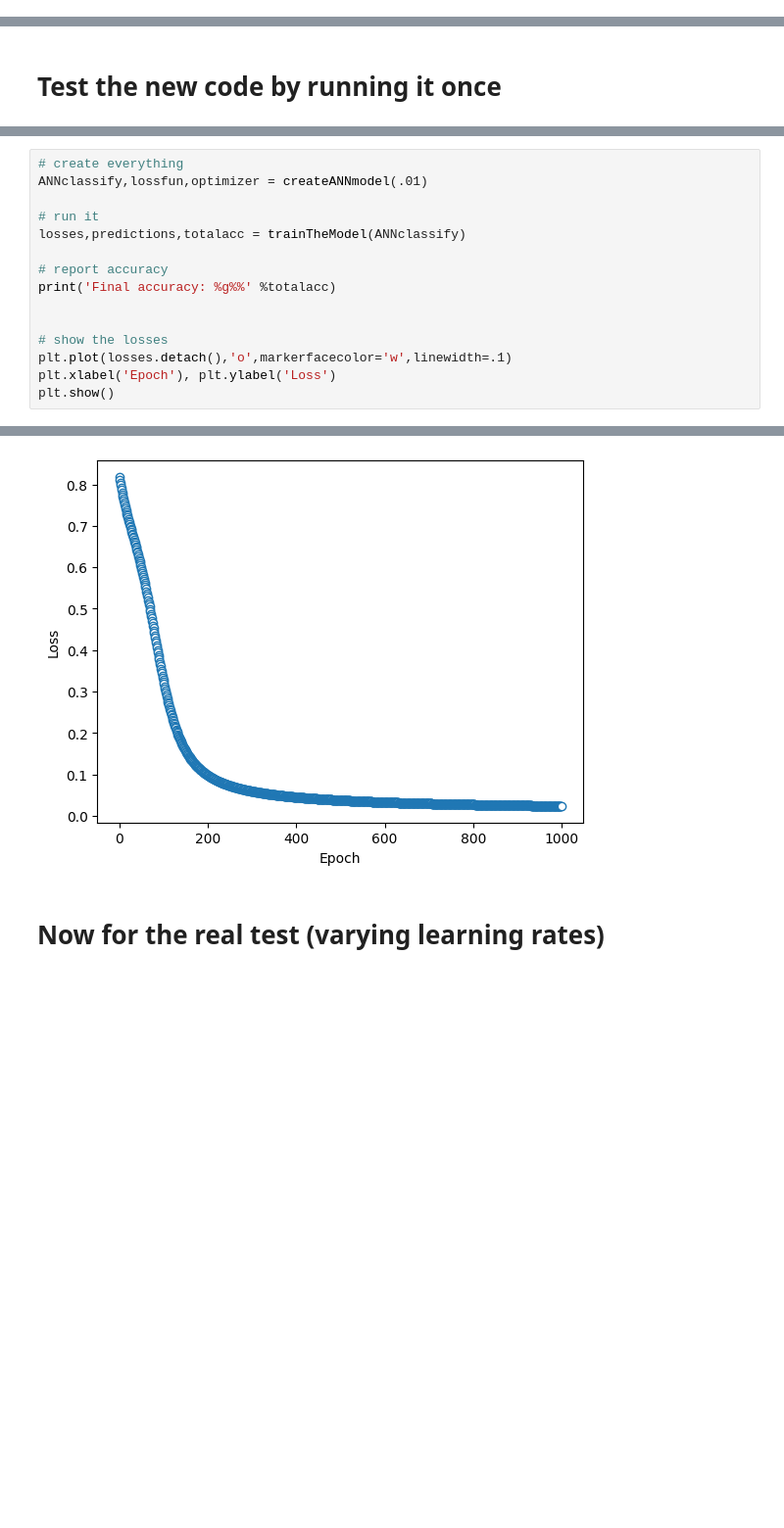
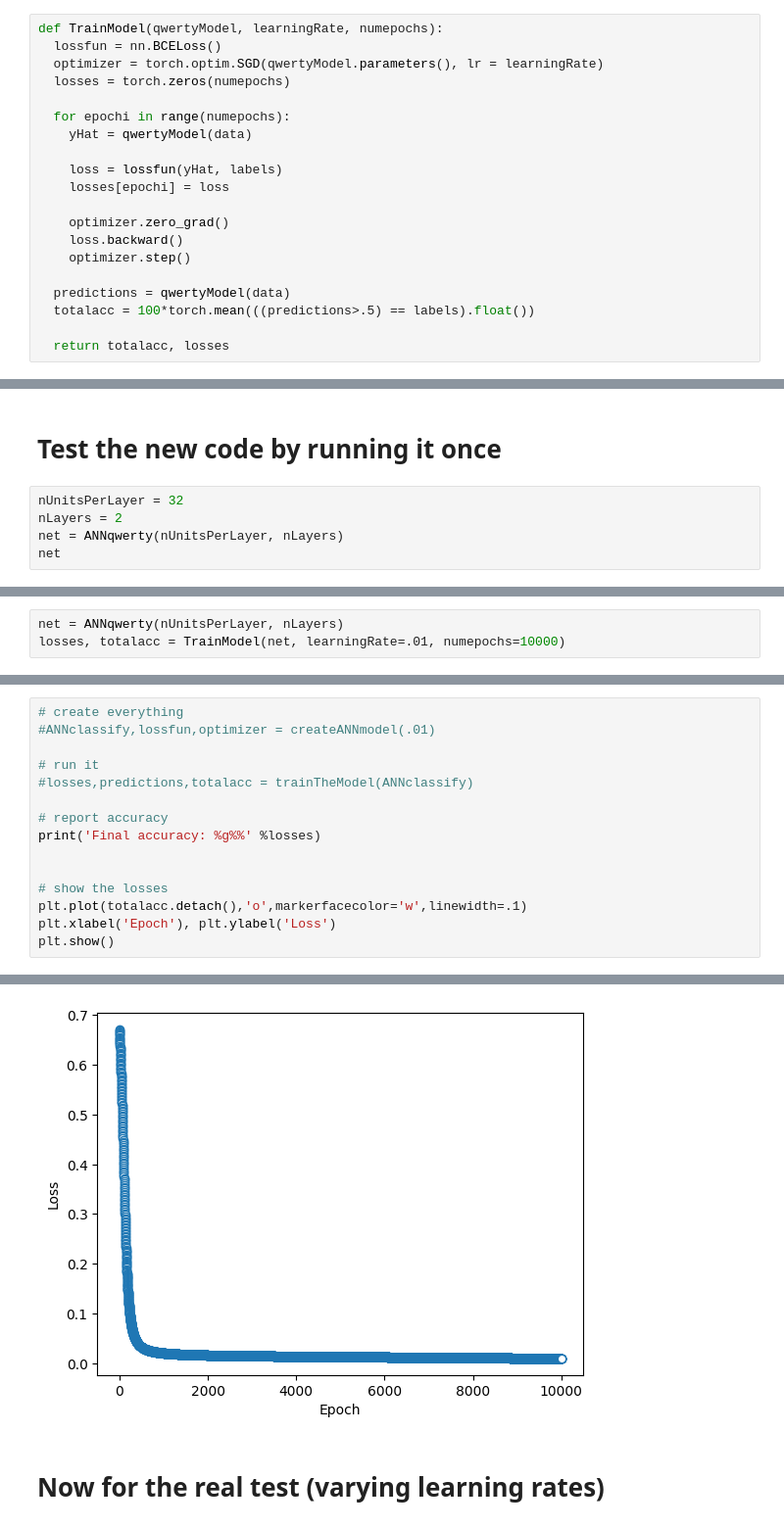
Before and after one commit to larsmoe/DeepUnderstandingOfDeepLearning, a Jupyter notebook: ANN/DUDL_ANN_multilayerCodeChallenge.ipynb, the cells around one changed output, grey strips where cells are left out. Shown at 98% size. Saved outputs shown, nothing was run; the diff lists cells and outputs as text; blank space fills up the shorter version.

```diff
--- a/ANN/DUDL_ANN_multilayerCodeChallenge.ipynb
+++ b/ANN/DUDL_ANN_multilayerCodeChallenge.ipynb
@@ -48,3 +71,23 @@ plt.show()
+# %%
+def TrainModel(qwertyModel, learningRate, numepochs):
+  lossfun = nn.BCELoss()
+  optimizer = torch.optim.SGD(qwertyModel.parameters(), lr = learningRate)
+  losses = torch.zeros(numepochs)
+
+  for epochi in range(numepochs):
+    yHat = qwertyModel(data)
+
+    loss = lossfun(yHat, labels)
+    losses[epochi] = loss
+
+    optimizer.zero_grad()
+    loss.backward()
+    optimizer.step()
+
+  predictions = qwertyModel(data)
+  totalacc = 100*torch.mean(((predictions>.5) == labels).float())
+
+  return totalacc, losses
 # %%
 def createANNmodel(learningRate):
 
@@ -106,3 +149,8 @@ def trainTheModel(ANNmodel):
   return losses,predictions,totalacc
 # %% [markdown]
 # Test the new code by running it once
+# %%
+nUnitsPerLayer = 32
+nLayers = 2
+net = ANNqwerty(nUnitsPerLayer, nLayers)
+net
@@ -108,0 +193,3 @@ def trainTheModel(ANNmodel):
+# %%
+net = ANNqwerty(nUnitsPerLayer, nLayers)
+losses, totalacc = TrainModel(net, learningRate=.01, numepochs=10000)
@@ -109,21 +200,21 @@ def trainTheModel(ANNmodel):
 # %%
 # create everything
-ANNclassify,lossfun,optimizer = createANNmodel(.01)
+#ANNclassify,lossfun,optimizer = createANNmodel(.01)
 
 # run it
-losses,predictions,totalacc = trainTheModel(ANNclassify)
+#losses,predictions,totalacc = trainTheModel(ANNclassify)
 
 # report accuracy
-print('Final accuracy: %g%%' %totalacc)
+print('Final accuracy: %g%%' %losses)
 
 
 # show the losses
-plt.plot(losses.detach(),'o',markerfacecolor='w',linewidth=.1)
+plt.plot(totalacc.detach(),'o',markerfacecolor='w',linewidth=.1)
 plt.xlabel('Epoch'), plt.ylabel('Loss')
 plt.show()
 # %% [output]
 Final accuracy: 99.5%
-[figure, old version]
+[figure, new version]
 # %% [markdown]
 # Now for the real test (varying learning rates)
 # %%
```
Also changed, not shown: parts of 6 cells of this notebook.
